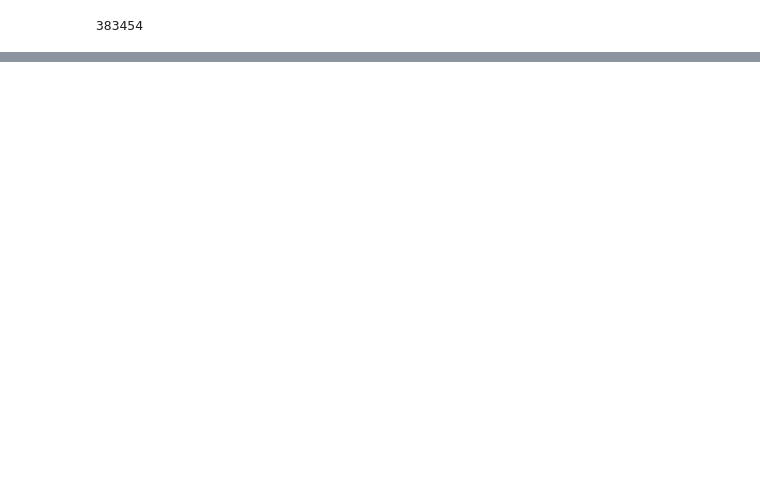
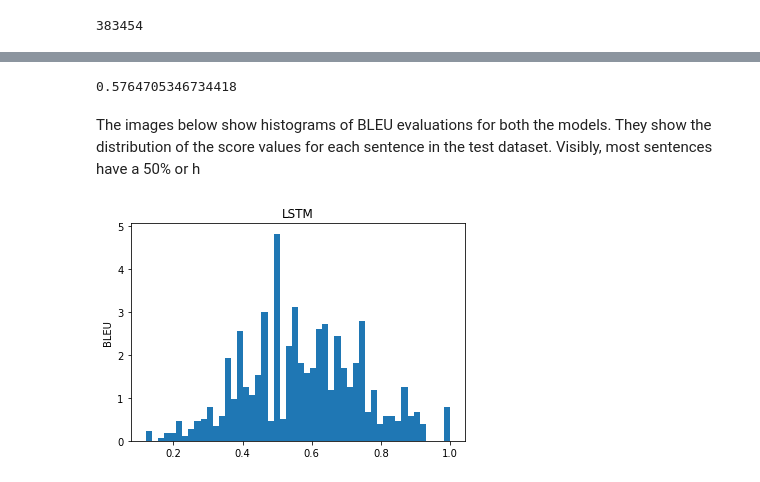
Before and after one commit to shivamnegi92/LSTM-BLSTM-based-Image-Caption-Generator-leveraging-Inception-V3, a Jupyter notebook: Image_Captioning.ipynb, the cells around one changed output, grey strips where cells are left out. Drawn from its saved outputs; the diff is of its cells as text; code cells hidden in the pictures; blank space fills up the shorter version.

```diff
--- a/Image_Captioning.ipynb
+++ b/Image_Captioning.ipynb
@@ -683,12 +722,11 @@ trial_model.save('GPU_blstm_trial_model.h5')
 # %%
-
 def predict_captions_2(image):
     start_word = ["<start>"]
     while True:
         par_caps = [word2idx[i] for i in start_word]
         par_caps = sequence.pad_sequences([par_caps], maxlen=max_len, padding='post')
         e = encoding_test[image[len(images):]]
-        preds = trial_model.predict([np.array([e]), np.array(par_caps)])
+        preds = t_model.predict([np.array([e]), np.array(par_caps)])
         word_pred = idx2word[np.argmax(preds[0])]
         start_word.append(word_pred)
 
@@ -716,0 +767,13 @@ Normal search: A dog is running through a grassy field .
+# %%
+#Calculate BLEU for BLSTM
+#Compares both dictionaries to give an output bleu score for each image
+dict_map_2 = {}
+for img in tqdm(pred_dict.keys()):
+    predicted_sentence = pred_dict[img]
+    sent_list = []
+    for sent in test_d[img]:
+        sent_list.append(word_tokenize(sent))
+    #Check bleu
+    #score = sentence_bleu(sent_list, predicted_sentence)
+    score = sentence_bleu(sent_list, predicted_sentence, weights=(1, 0, 0, 0))
+    dict_map_2[img] = score
@@ -716,0 +804,18 @@ Normal search: A dog is running through a grassy field .
+# %%
+#Predict captions for each image
+pred_dict_2 = {}
+for img in tqdm(test_img):
+    pred_sent = predict_captions(img)
+    pred_dict_2[img] = word_tokenize(pred_sent)
+# %%
+#Calculate bleu score
+dict_map = {}
+for img in tqdm(pred_dict_2.keys()):
+    predicted_sentence = pred_dict_2[img]
+    sent_list = []
+    for sent in test_d[img]:
+        sent_list.append(word_tokenize(sent))
+    #Check bleu
+    #score = sentence_bleu(sent_list, predicted_sentence)
+    score = sentence_bleu(sent_list, predicted_sentence, weights=(1, 0, 0, 0))
+    dict_map[img] = score
@@ -716,0 +837,18 @@ Normal search: A dog is running through a grassy field .
+# %%
+#Convert to percentage
+bleu_val_2 / 1000
+# %% [output]
+0.5764705346734418
+# %% [markdown]
+The images below show histograms of BLEU evaluations for both the models. They show the distribution of the score values for each sentence in the test dataset. Visibly, most sentences have a 50% or h
+# %%
+#BLEU histogram for LSTM
+import matplotlib.pyplot as plt
+import numpy as np
+%matplotlib inline
+x = dict_map.values()
+plt.title("LSTM")
+plt.hist(x, normed=True, bins=50)
+plt.ylabel('BLEU');
+# %% [output]
+[figure, added]
```
Also changed, not shown: parts of 108 cells of this notebook, 11 other files.
